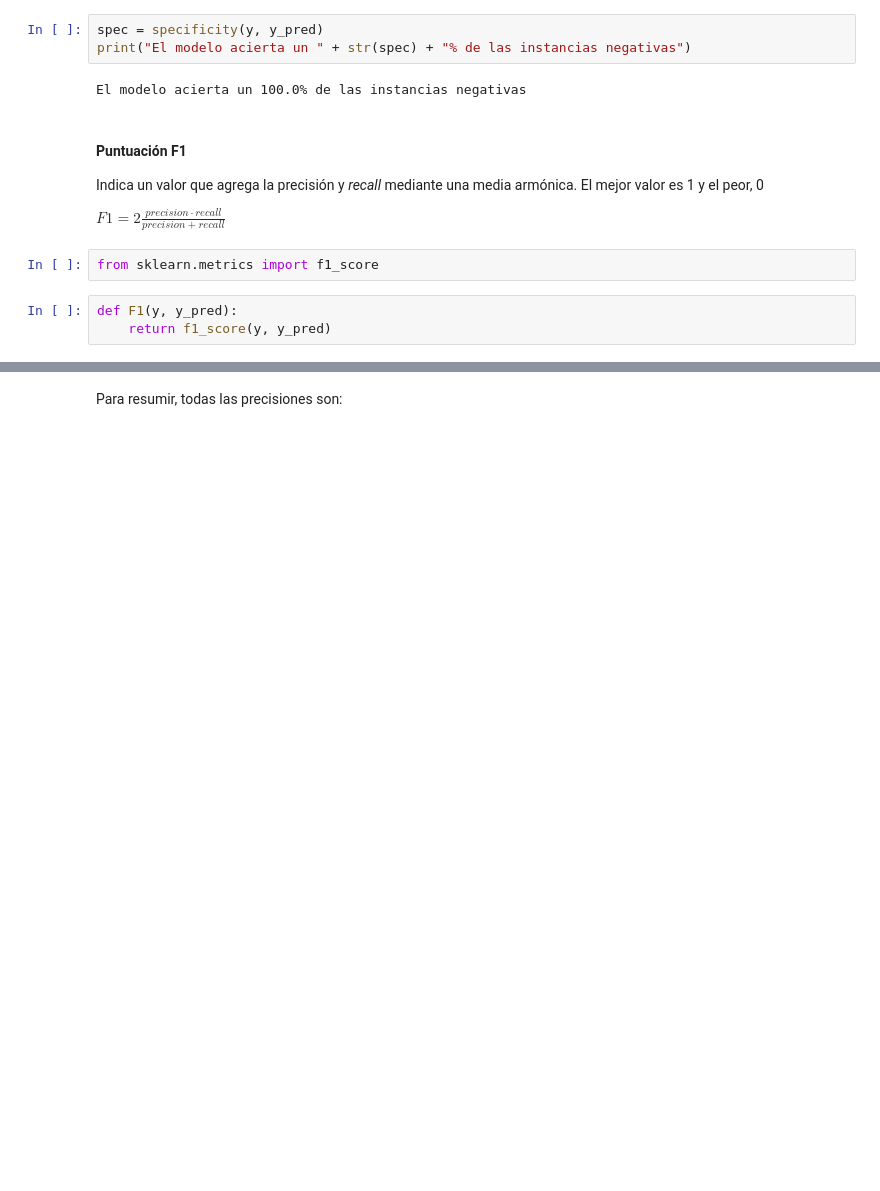
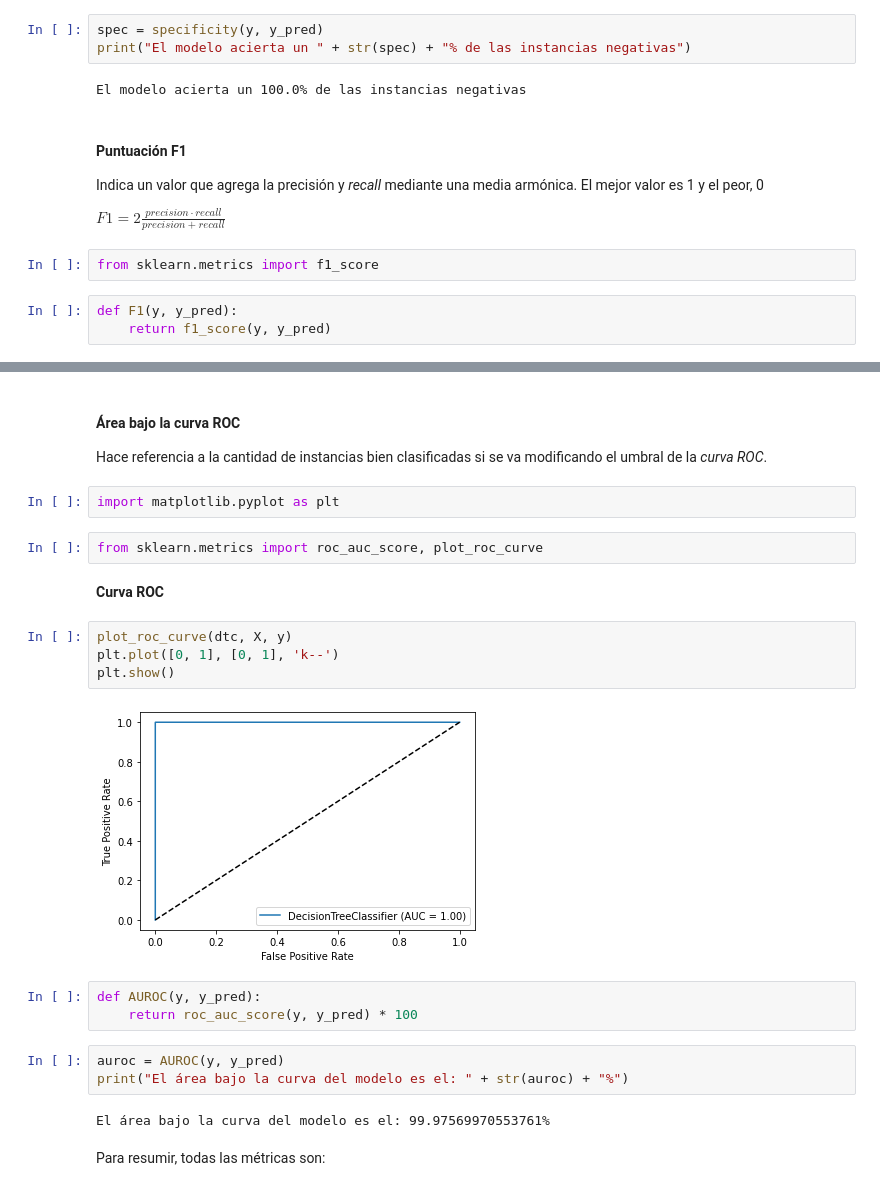
Before and after one commit to akua21/AnalisisDatos, a Jupyter notebook: Practica 2/P2_Enfermedad_Cardiovascular.ipynb, the cells around one changed output, grey strips where cells are left out. Saved outputs shown, nothing was run; the diff lists cells and outputs as text; blank space fills up the shorter version.

```diff
--- a/Practica 2/P2_Enfermedad_Cardiovascular.ipynb
+++ b/Practica 2/P2_Enfermedad_Cardiovascular.ipynb
@@ -194,5 +195,29 @@ La puntuación F1 del modelo es: 1.0
+# %% [markdown]
+#### Área bajo la curva ROC
+
+Hace referencia a la cantidad de instancias bien clasificadas si se va modificando el umbral de la *curva ROC*.
+# %%
+import matplotlib.pyplot as plt
+# %%
+from sklearn.metrics import roc_auc_score, plot_roc_curve
+# %% [markdown]
+**Curva ROC**
+# %%
+plot_roc_curve(dtc, X, y)
+plt.plot([0, 1], [0, 1], 'k--')
+plt.show()
+# %% [output]
+[figure, added]
+# %%
+def AUROC(y, y_pred):
+    return roc_auc_score(y, y_pred) * 100
+# %%
+auroc = AUROC(y, y_pred)
+print("El área bajo la curva del modelo es el: " + str(auroc) + "%")
+# %% [output]
+El área bajo la curva del modelo es el: 99.97569970553761%
 # %% [markdown]
-Para resumir, todas las precisiones son:
+Para resumir, todas las métricas son:
 # %%
 def evaluation(y, y_pred):
     acc = accuracy(y, y_pred)
```
Also changed, not shown: parts of 19 cells of this notebook, 4 other files.
